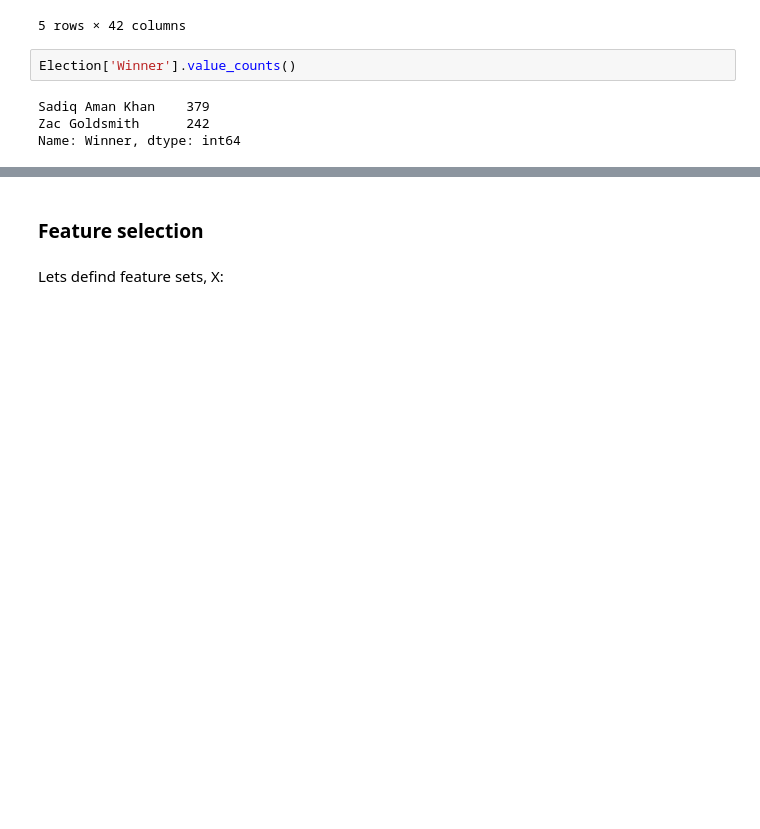
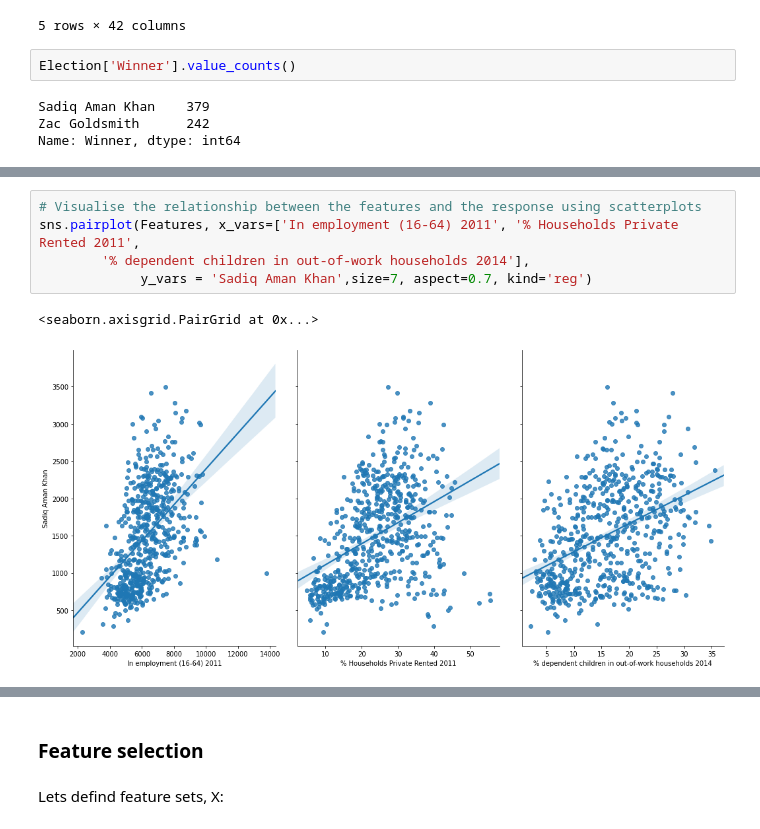
Before and after one commit to sebastianBIanalytics/DataScience_MachineLearning_Python_SebN_Portfolio, a Jupyter notebook: Mayor_London_Election_Classification.ipynb, the cells around one changed output, grey strips where cells are left out. Saved outputs shown, nothing was run; the diff lists cells and outputs as text; blank space fills up the shorter version.

```diff
--- a/Mayor_London_Election_Classification.ipynb
+++ b/Mayor_London_Election_Classification.ipynb
@@ -136,0 +159,8 @@ Features.shape
+# %%
+# Visualise the relationship between the features and the response using scatterplots
+sns.pairplot(Features, x_vars=['In employment (16-64) 2011', '% Households Private Rented 2011',
+        '% dependent children in out-of-work households 2014'],
+             y_vars = 'Sadiq Aman Khan',size=7, aspect=0.7, kind='reg')
+# %% [output]
+<seaborn.axisgrid.PairGrid at 0x...>
+[figure, added]
```
Also changed, not shown: parts of 28 cells of this notebook.
